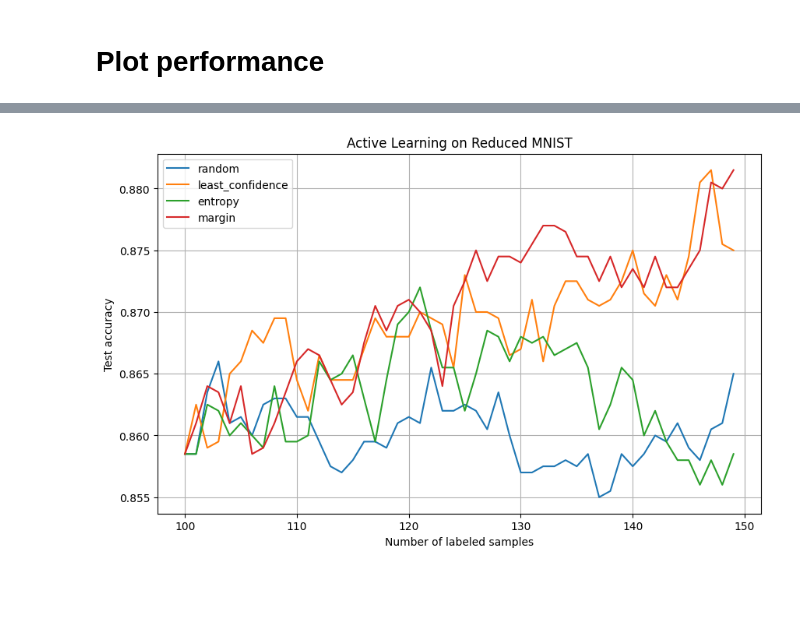
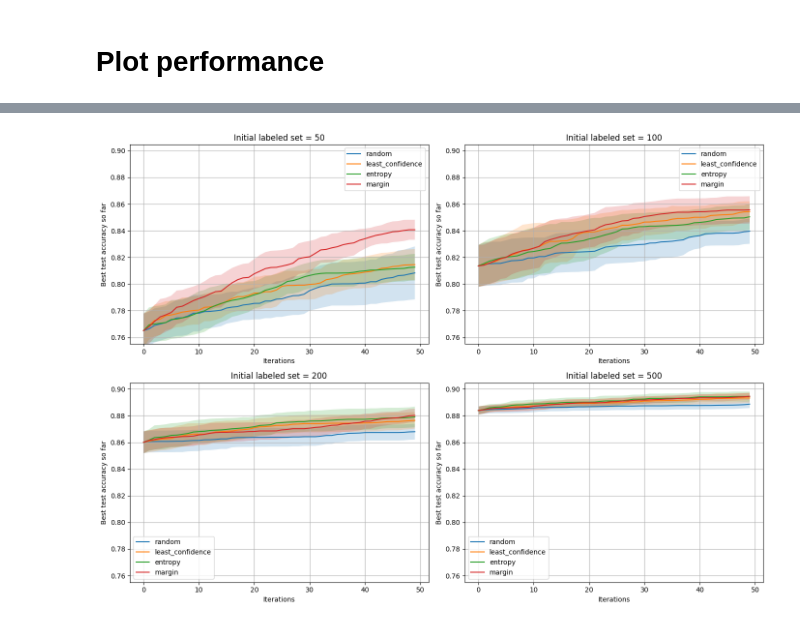
Before and after one commit to KIDDER024/Active-Learning-Mini-Project, a Jupyter notebook: Uncertainty Sampling.ipynb, the cells around one changed output, grey strips where cells are left out. Cells and saved outputs as stored; diff of their text form; code cells hidden in the pictures; blank space fills up the shorter version.

Commit message:
Uncertainty Sampling finito

```diff
--- a/Uncertainty Sampling.ipynb
+++ b/Uncertainty Sampling.ipynb
@@ -68,24 +68,6 @@ X_test, y_test = load_mnist_from_folders(TEST_DIR)
 
 print("Full training set:", X_train_full.shape, y_train_full.shape)
 print("Test set:", X_test.shape, y_test.shape)
-
-
-# -------- 4. Split training set into labeled + unlabeled pool --------
-n_initial_labeled = 100
-# VARIER N_INITIAL_LABELED FOR AT SE HVORDAN FORSKELLIGE START LABEL SET PÅVIRKER UNCERTAINTY SAMPLING PERFORMANCE
-SEED = 42
-
-X_labeled_init, X_unlabeled_init, y_labeled_init, y_unlabeled_init = train_test_split(
-    X_train_full,
-    y_train_full,
-    train_size=n_initial_labeled,
-    stratify=y_train_full,
-    random_state=SEED
-)
-
-print("Initial labeled set:", X_labeled_init.shape, y_labeled_init.shape)
-print("Unlabeled pool:", X_unlabeled_init.shape, y_unlabeled_init.shape)
-print("Fixed test set:", X_test.shape, y_test.shape)
 # %% [output]
 Full training set: (10000, 784) (10000,)
 Test set: (2000, 784) (2000,)
@@ -221,15 +215,55 @@ Finished strategy: margin
 # %% [markdown]
 # Plot performance
 # %%
-plt.figure(figsize=(10, 6))
+import numpy as np
+import matplotlib.pyplot as plt
 
-for strategy, res in results.items():
-    plt.plot(res["labeled_sizes"], res["accuracies"], label=strategy)
+fig, axes = plt.subplots(2, 2, figsize=(14, 10))
+axes = axes.flatten()
 
-plt.xlabel("Number of labeled samples")
-plt.ylabel("Test accuracy")
-plt.title("Active Learning on Reduced MNIST")
-plt.legend()
-plt.grid(True)
+all_means = []
+
+# Først: beregn alle means for at finde fælles y-akse
+for n_initial_labeled in initial_label_sizes:
+    for strategy in strategies:
+        data = np.array(all_results[n_initial_labeled][strategy])
+        mean = data.mean(axis=0)
+        all_means.extend(mean)
+
+y_min = max(0, min(all_means) - 0.01)
+y_max = min(1, max(all_means) + 0.01)
+
+print("Shared y-axis:", y_min, y_max)
+
+# Plot
+for ax, n_initial_labeled in zip(axes, initial_label_sizes):
+
+    print(f"\nInitial labeled set = {n_initial_labeled}")
+
+    for strategy in strategies:
+        data = np.array(all_results[n_initial_labeled][strategy])
+
+        mean = data.mean(axis=0)
+        std = data.std(axis=0)
+
+        # 95% confidence interval
+        ci = 1.96 * std / np.sqrt(data.shape[0])
+
+        x = range(len(mean))
+
+        ax.plot(x, mean, label=strategy)
+        ax.fill_between(x, mean - ci, mean + ci, alpha=0.2)
+
+        # Print CI for sidste punkt (mest relevant)
+        print(f"{strategy}: final accuracy = {mean[-1]:.4f} ± {ci[-1]:.4f}")
+
+    ax.set_title(f"Initial labeled set = {n_initial_labeled}")
+    ax.set_xlabel("Iterations")
+    ax.set_ylabel("Best test accuracy so far")
+    ax.set_ylim(y_min, y_max)
+    ax.grid(True)
+    ax.legend()
+
+plt.tight_layout()
 plt.show()
 # %% [output]
@@ -236 +287 @@ plt.show()
-[figure, old version]
+[figure, new version]
```
Also changed, not shown: parts of 3 cells of this notebook.
